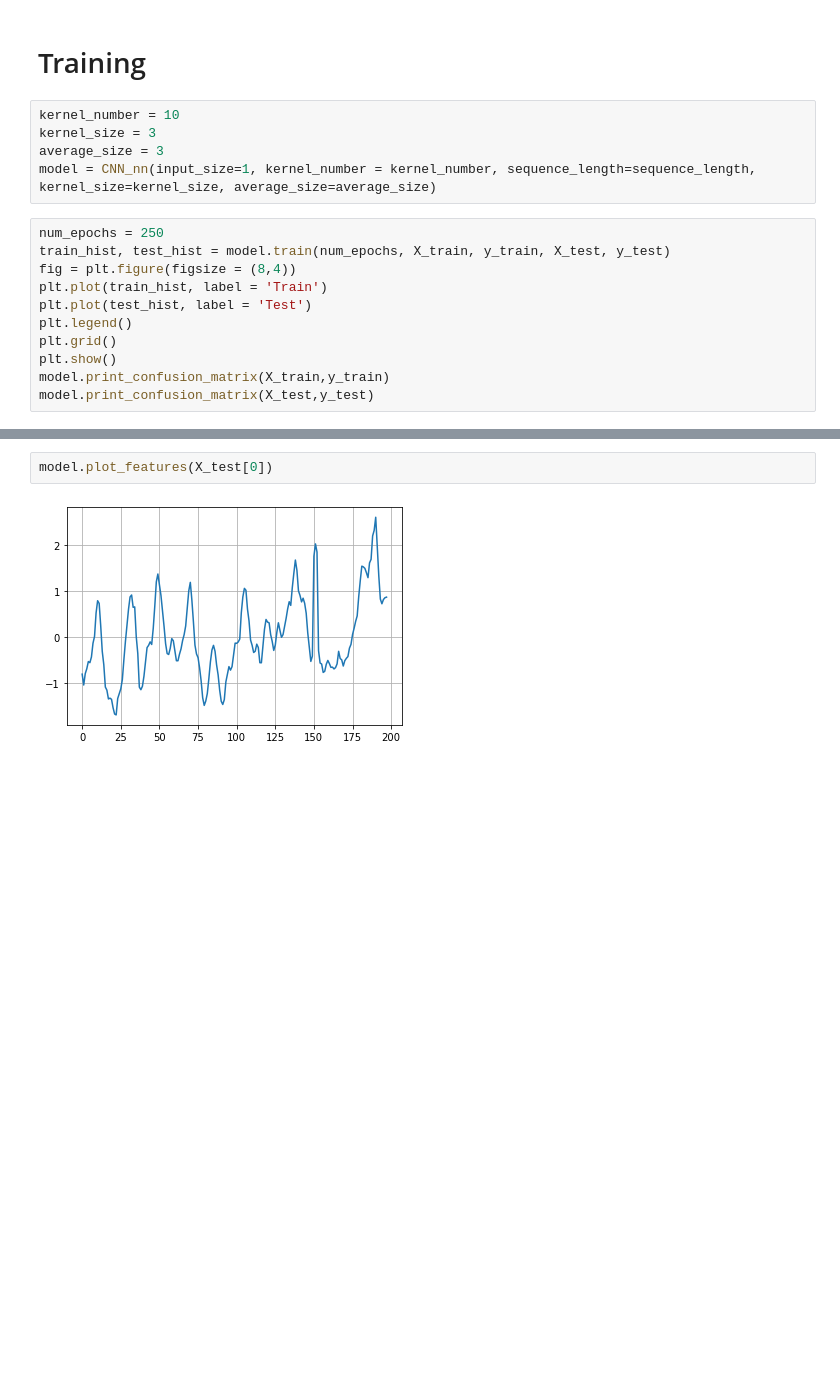
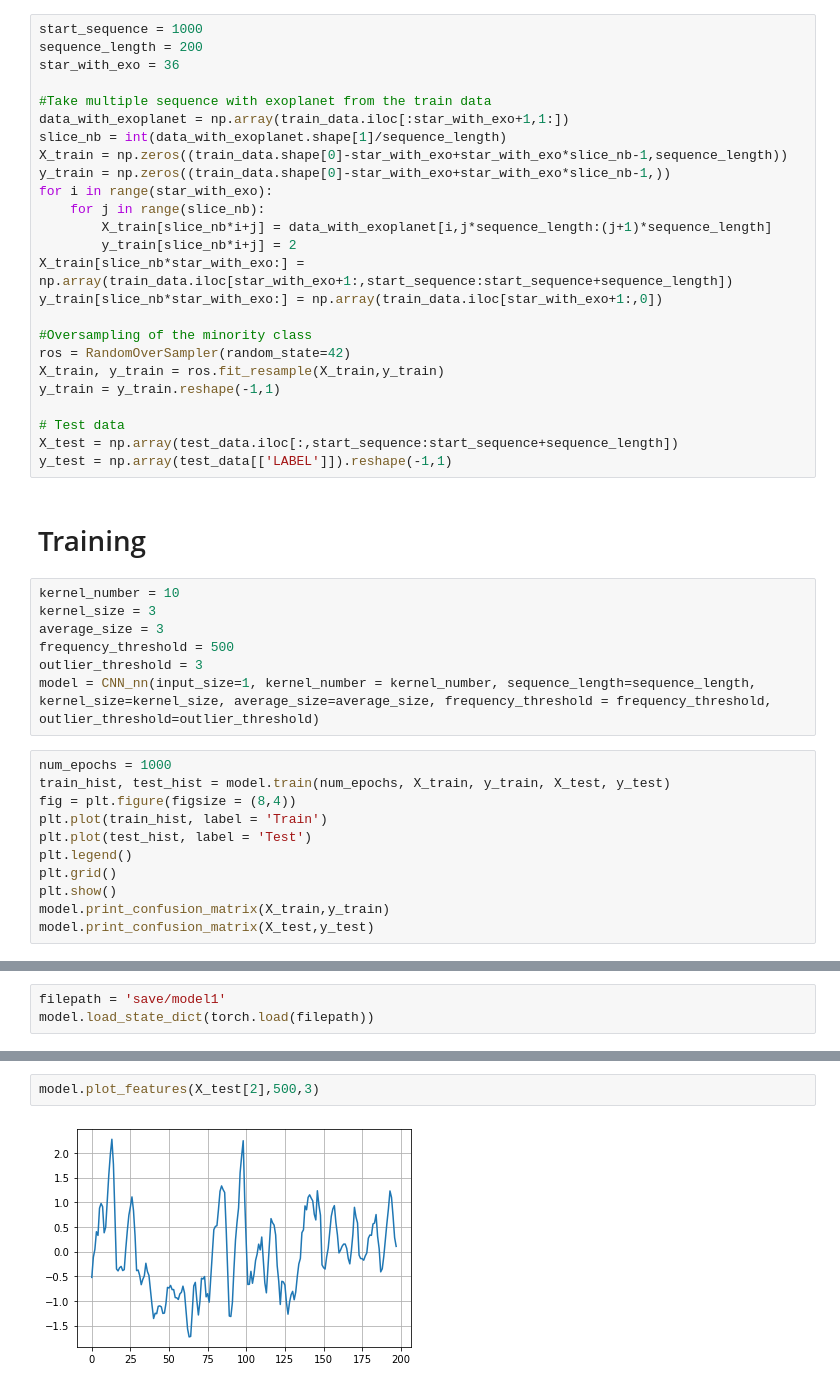
Before and after one commit to ThibaultAlexandre/exoplanet-search, a Jupyter notebook: main.ipynb, the cells around one changed output, grey strips where cells are left out. Cells and saved outputs as stored; diff of their text form; blank space fills up the shorter version.

Commit message:
Add a Fourier based high frequency filter, a method to remove outliers and a preprocessing step which take multiple sequence from the stars with exoplanet to construct the training set

```diff
--- a/main.ipynb
+++ b/main.ipynb
@@ -217,12 +263,39 @@ y_test = np.array(test_data[['LABEL']]).reshape(-1,1)
+# %%
+start_sequence = 1000
+sequence_length = 200
+star_with_exo = 36
+
+#Take multiple sequence with exoplanet from the train data
+data_with_exoplanet = np.array(train_data.iloc[:star_with_exo+1,1:])
+slice_nb = int(data_with_exoplanet.shape[1]/sequence_length)
+X_train = np.zeros((train_data.shape[0]-star_with_exo+star_with_exo*slice_nb-1,sequence_length))
+y_train = np.zeros((train_data.shape[0]-star_with_exo+star_with_exo*slice_nb-1,))
+for i in range(star_with_exo):
+    for j in range(slice_nb):
+        X_train[slice_nb*i+j] = data_with_exoplanet[i,j*sequence_length:(j+1)*sequence_length]
+        y_train[slice_nb*i+j] = 2
+X_train[slice_nb*star_with_exo:] = np.array(train_data.iloc[star_with_exo+1:,start_sequence:start_sequence+sequence_length])
+y_train[slice_nb*star_with_exo:] = np.array(train_data.iloc[star_with_exo+1:,0])
+
+#Oversampling of the minority class
+ros = RandomOverSampler(random_state=42)
+X_train, y_train = ros.fit_resample(X_train,y_train)
+y_train = y_train.reshape(-1,1)
+
+# Test data
+X_test = np.array(test_data.iloc[:,start_sequence:start_sequence+sequence_length])
+y_test = np.array(test_data[['LABEL']]).reshape(-1,1)
 # %% [markdown]
 # Training
 # %%
 kernel_number = 10
 kernel_size = 3
 average_size = 3
-model = CNN_nn(input_size=1, kernel_number = kernel_number, sequence_length=sequence_length, kernel_size=kernel_size, average_size=average_size)
+frequency_threshold = 500
+outlier_threshold = 3
+model = CNN_nn(input_size=1, kernel_number = kernel_number, sequence_length=sequence_length, kernel_size=kernel_size, average_size=average_size, frequency_threshold = frequency_threshold, outlier_threshold=outlier_threshold)
 # %%
-num_epochs = 250
+num_epochs = 1000
 train_hist, test_hist = model.train(num_epochs, X_train, y_train, X_test, y_test)
 fig = plt.figure(figsize = (8,4))
 plt.plot(train_hist, label = 'Train')
@@ -248,0 +327,3 @@ We have missed one exoplanet and misidentified 9 exoplanet on the test set. It i
+# %%
+filepath = 'save/model1'
+model.load_state_dict(torch.load(filepath))
@@ -257,4 +351,4 @@ X_embedded = model.embed_features(X_test, y_test)
 # %%
-model.plot_features(X_test[0])
+model.plot_features(X_test[2],500,3)
 # %% [output]
-[figure, old version]
+[figure, new version]
```
Also changed, not shown: parts of 20 cells of this notebook, 1 other file.
